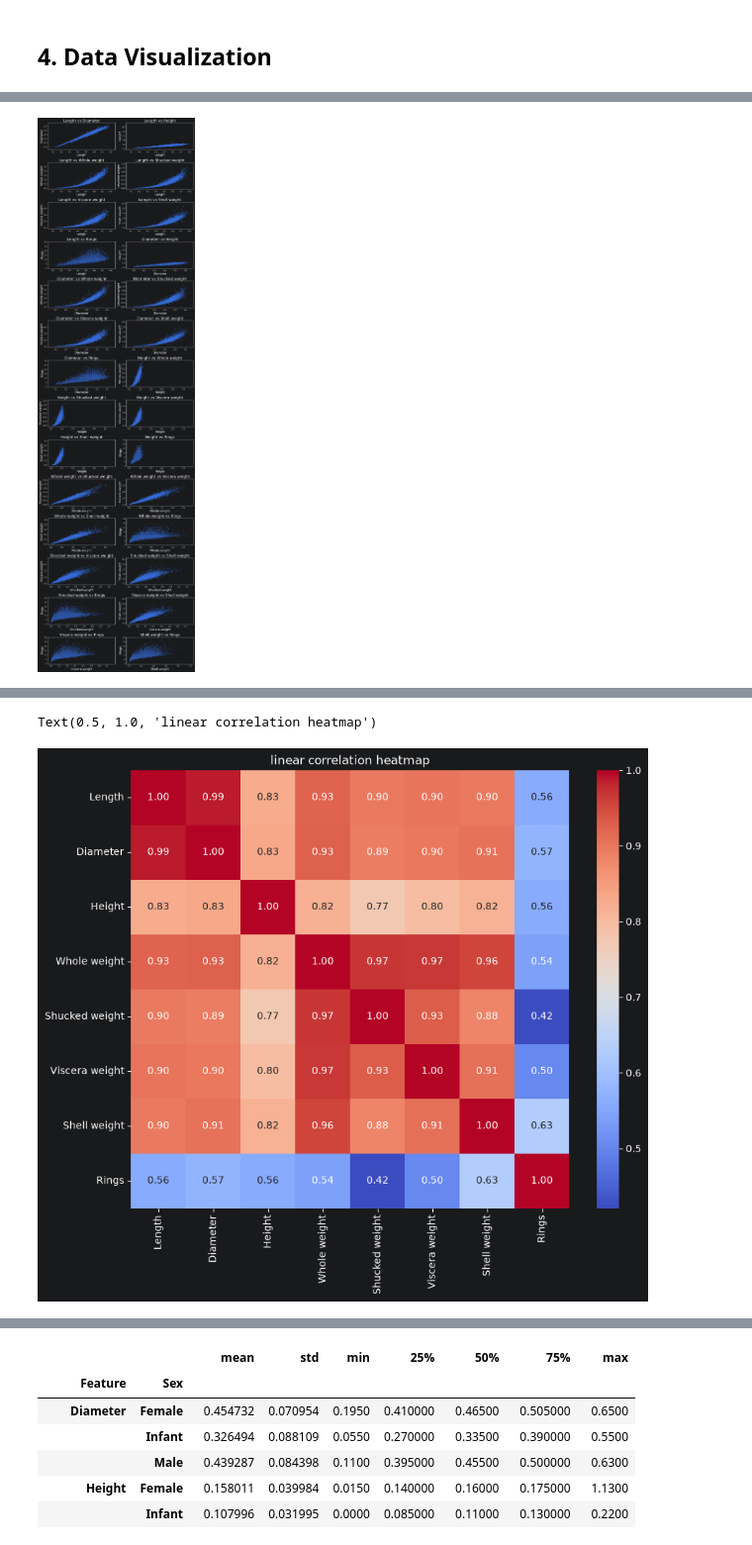
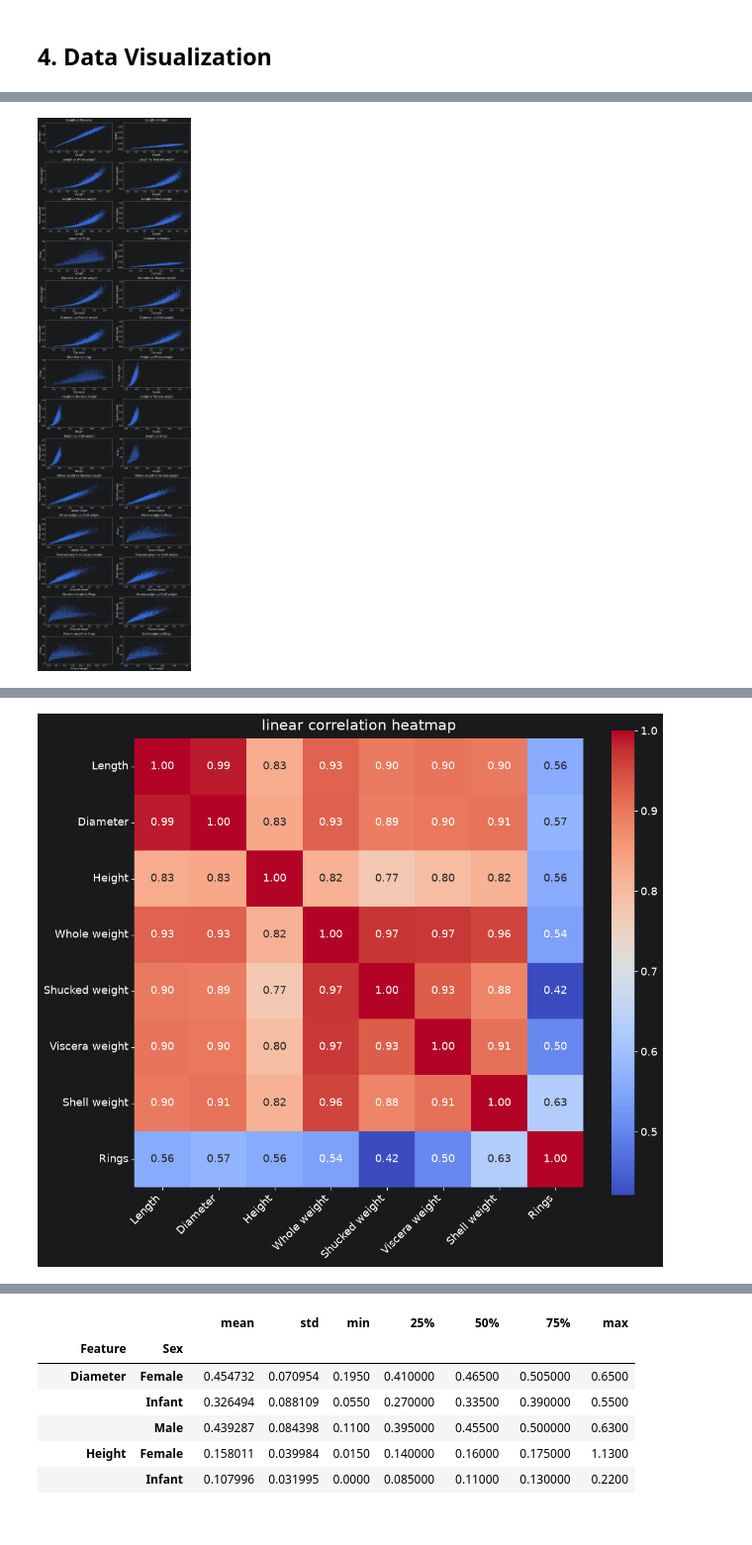
Before and after one commit to JakubRudy/programming-in-python, a Jupyter notebook: Assignment1/zadanie1.ipynb, the cells around one changed output, grey strips where cells are left out. Shown at 99% size. Saved outputs shown, nothing was run; the diff lists cells and outputs as text; code cells hidden in the pictures.

```diff
--- a/Assignment1/zadanie1.ipynb
+++ b/Assignment1/zadanie1.ipynb
@@ -8,6 +8,20 @@ from itertools import combinations
 import matplotlib.pyplot as plt
 import pandas as pd
 import seaborn as sns
+
+# Global font sizes - bigger text on every plot in the notebook
+plt.rcParams.update(
+    {
+        "font.size": 13,
+        "axes.titlesize": 17,
+        "axes.titlepad": 10,
+        "axes.labelsize": 15,
+        "xtick.labelsize": 13,
+        "ytick.labelsize": 13,
+        "legend.fontsize": 13,
+        "figure.titlesize": 20,
+    }
+)
 
 col_names = [
     "sex",
@@ -141,17 +155,17 @@ plt.show()
 # %%
 pairs = list(combinations(quant_cols, 2))
 
-fig, axes = plt.subplots(14, 2, figsize=(12, 42))
+fig, axes = plt.subplots(14, 2, figsize=(14, 50))
 
 for ax, (x, y) in zip(axes.flat, pairs):
     ax.scatter(df[x], df[y], s=5, alpha=0.5)
-    ax.set_xlabel(new_names[x], fontsize=16)
-    ax.set_ylabel(new_names[y], fontsize=16)
+    ax.set_xlabel(new_names[x])
     ax.set_ylabel(new_names[y])
-    ax.set_title(f"{new_names[x]} vs {new_names[y]}", fontsize=20)
+    ax.set_title(f"{new_names[x]} vs {new_names[y]}")
 plt.tight_layout()
+plt.show()
 # %% [output]
-[figure, old version]
+[figure, new version]
 # %%
 corr = df[quant_cols].corr()
 
@@ -171,9 +185,18 @@ corr_display.round(3)
 | Shell weight | 0.898 | 0.905 | 0.817 | 0.955 | 0.883 | 0.908 | 1.000 | 0.628 |
 | Rings | 0.557 | 0.575 | 0.557 | 0.540 | 0.421 | 0.504 | 0.628 | 1.000 |
 # %%
-plt.figure(figsize=(10, 8))
-sns.heatmap(corr_display, annot=True, fmt=".2f", cmap="coolwarm", square=True)
+plt.figure(figsize=(12, 10))
+ax = sns.heatmap(
+    corr_display,
+    annot=True,
+    fmt=".2f",
+    cmap="coolwarm",
+    square=True,
+    annot_kws={"size": 13},
+)
+ax.collections[0].colorbar.ax.tick_params(labelsize=13)
+plt.xticks(rotation=45, ha="right")
 plt.title("linear correlation heatmap")
+plt.show()
 # %% [output]
-Text(0.5, 1.0, 'linear correlation heatmap')
-[figure, old version]
+[figure, new version]
```
Also changed, not shown: parts of 9 cells of this notebook.
